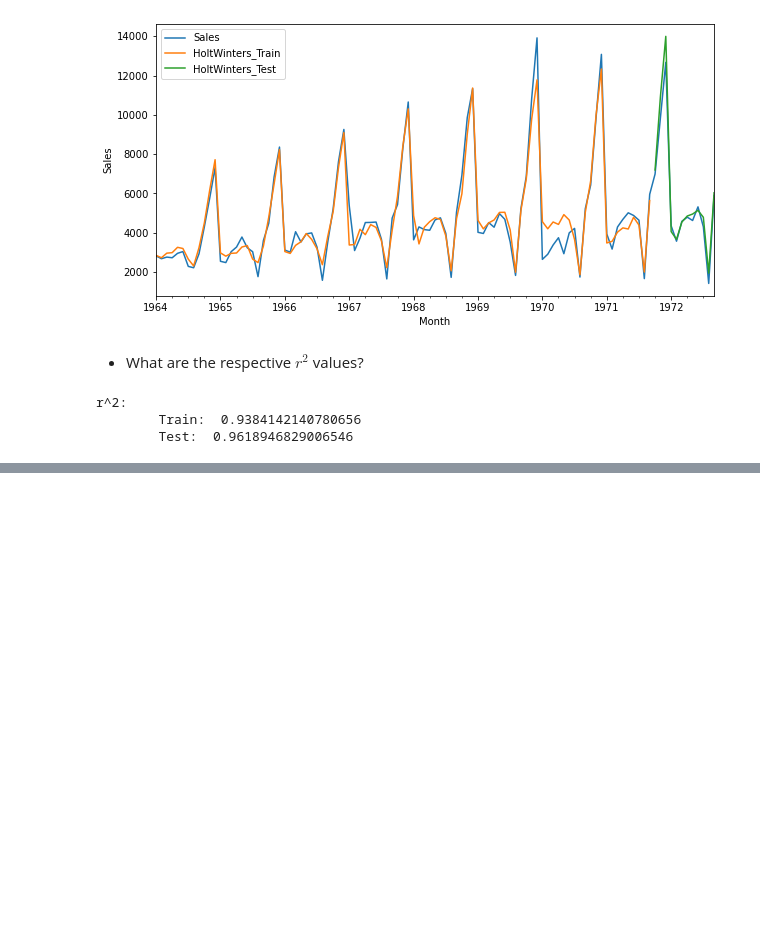
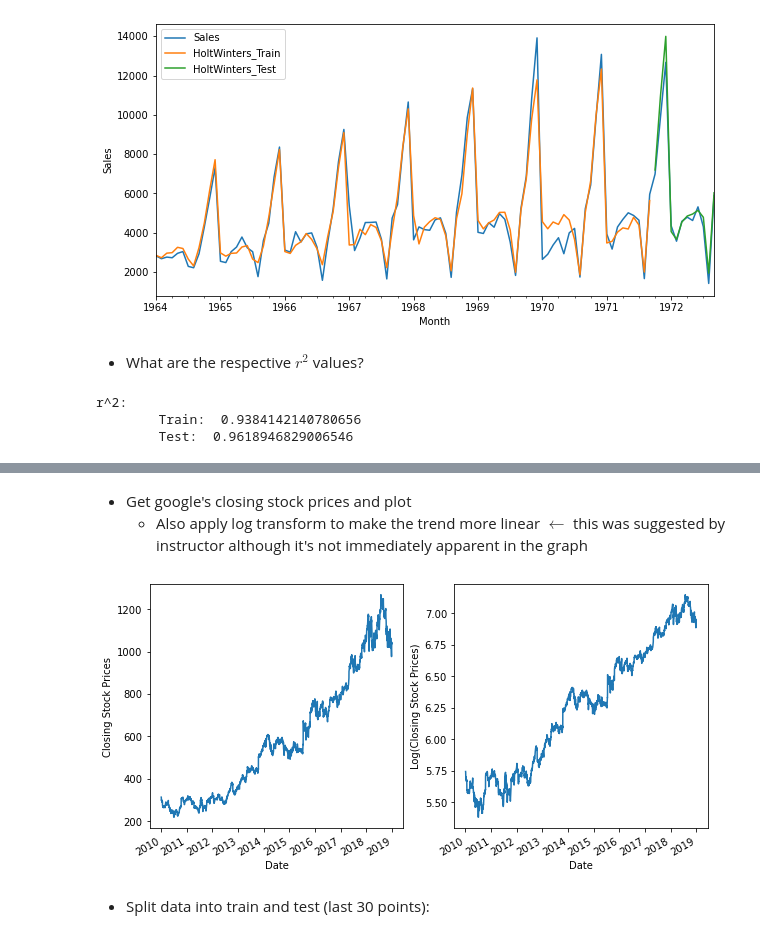
Before and after one commit to les67/TimeSeriesAnalysis_Udemy, a Jupyter notebook: 4_exponential_smoothing.ipynb, the cells around one changed output, grey strips where cells are left out. Cells and saved outputs as stored; diff of their text form; code cells hidden in the pictures; blank space fills up the shorter version.

```diff
--- a/4_exponential_smoothing.ipynb
+++ b/4_exponential_smoothing.ipynb
@@ -727,0 +735,3 @@ r^2:
+# %%
+df = pd.read_csv('sp500sub.csv',index_col='Date',parse_dates=True)
+df.head()
@@ -727,0 +746,23 @@ r^2:
+# %% [markdown]
+- Get google's closing stock prices and plot
+    - Also apply log transform to make the trend more linear $\leftarrow$ this was suggested by instructor although it's not immediately apparent in the graph
+# %%
+# Closing prices
+goog = df[df['Name']=='GOOG'][['Close']].copy()
+
+# Log closing prices
+goog['LogClose'] = np.log(goog['Close'])
+
+# Plot
+plt.figure(figsize=(10,5))
+plt.subplot(121)
+goog['Close'].plot()
+plt.ylabel('Closing Stock Prices')
+plt.subplot(122)
+goog['LogClose'].plot()
+plt.ylabel('Log(Closing Stock Prices)')
+plt.show()
+# %% [output]
+[figure, added]
+# %% [markdown]
+- Split data into train and test (last 30 points):
```
Also changed, not shown: parts of 15 cells of this notebook.
